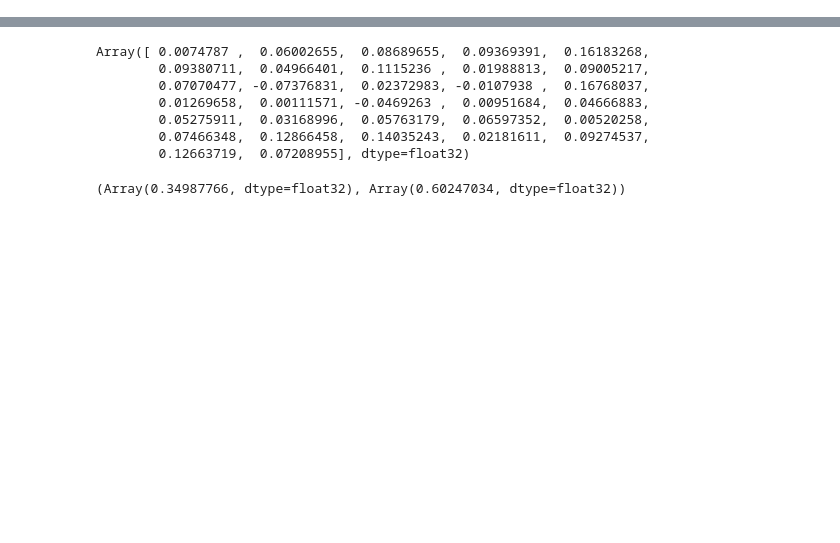
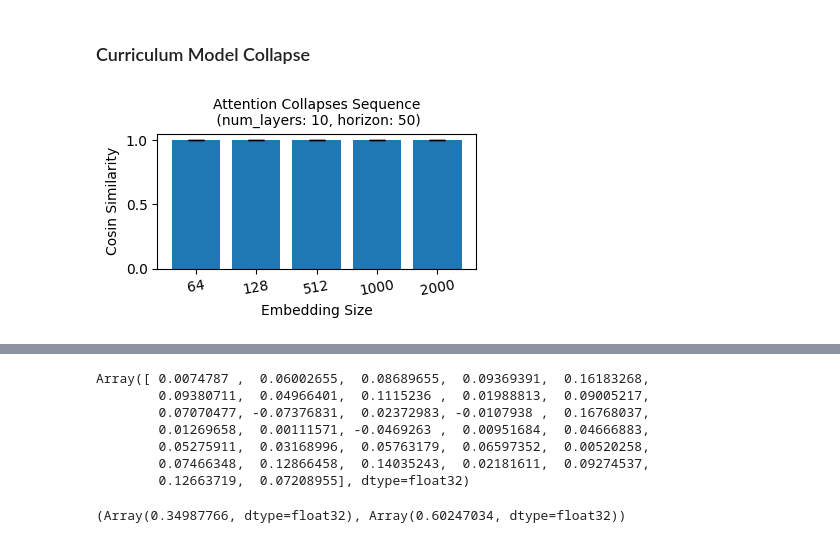
Before and after one commit to returaj/offline_mpc, a Jupyter notebook: dsrl_model/notebooks/check_cost_jax.ipynb, the cells around one changed output, grey strips where cells are left out. Cells and saved outputs as stored; diff of their text form; code cells hidden in the pictures; blank space fills up the shorter version.

Commit message:
update notebook and attention usage

```diff
--- a/dsrl_model/notebooks/check_cost_jax.ipynb
+++ b/dsrl_model/notebooks/check_cost_jax.ipynb
@@ -377,0 +525,2 @@ plot_statistics(*val, f"noln_{task_name}_{hz}_{is_norm}")
+# %% [markdown]
+### Curriculum Model Collapse
@@ -377,0 +565,33 @@ plot_statistics(*val, f"noln_{task_name}_{hz}_{is_norm}")
+# %%
+def plot_statistics(
+    stats,
+    title,
+    plt_name,
+    fontsize=10,
+):
+
+    labels = list(stats.keys())
+
+    means  = np.array([v[0] for v in stats.values()])
+    stds  = np.array([v[1] for v in stats.values()])
+
+    x = np.arange(len(labels))
+
+    fig, ax = plt.subplots(figsize=(4, 2.5))
+
+    # Main bars with std error bars
+    bars = ax.bar(x, means, yerr=stds, capsize=6)
+
+    ax.set_xticks(x)
+    ax.set_xticklabels(labels, rotation=10, fontsize=fontsize)
+    ax.set_xlabel("Embedding Size", fontsize=fontsize)
+    ax.set_ylabel("Cosin Similarity", fontsize=fontsize)
+    ax.set_title(title, fontsize=fontsize)
+
+    plt.tight_layout()
+    plt.show()
+    fig.savefig(f'../{plt_name}', format="pdf", bbox_inches='tight')
+# %%
+hz, num_layers = 50, 10
+# %%
+val = get_collapse_values(key, hz, num_layers, embd_sizes=[64, 128, 512, 1000, 2000])
@@ -377,0 +600,8 @@ plot_statistics(*val, f"noln_{task_name}_{hz}_{is_norm}")
+# %%
+plot_statistics(
+    stats=val["hz"],
+    title=f"Attention Collapses Sequence\n (num_layers: {num_layers}, horizon: {hz})",
+    plt_name=f"attn_collapse_L{num_layers}.pdf"
+)
+# %% [output]
+[figure, added]
```
Also changed, not shown: parts of 18 cells of this notebook, 4 other files.
